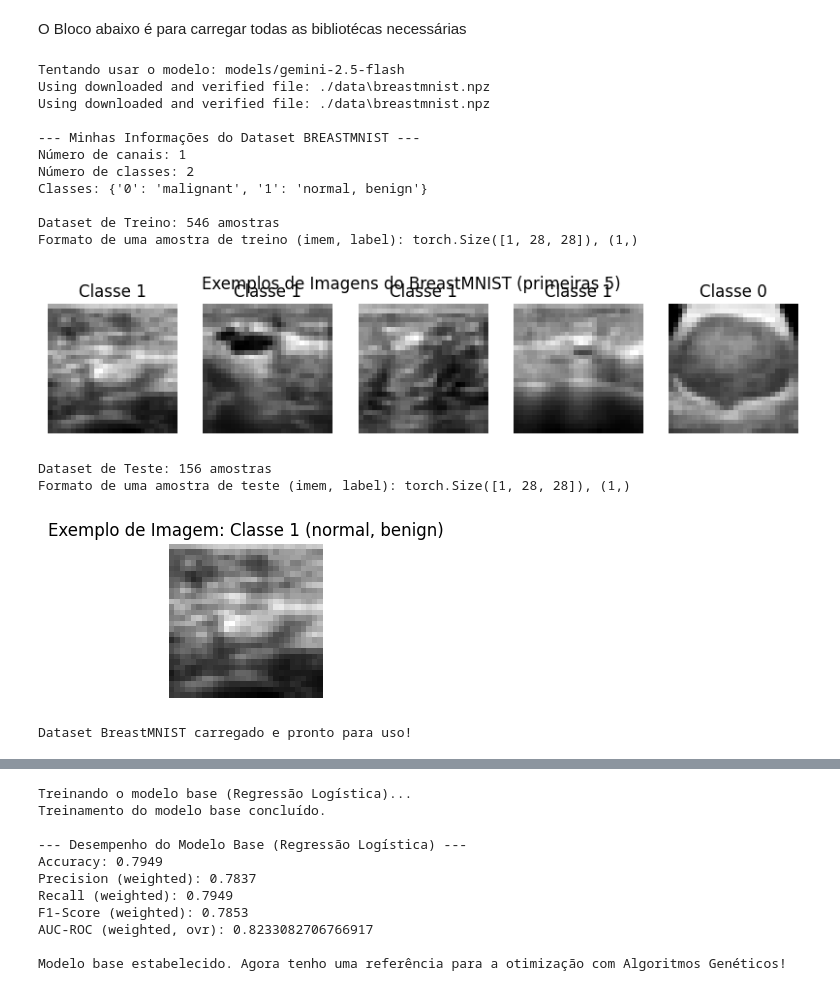
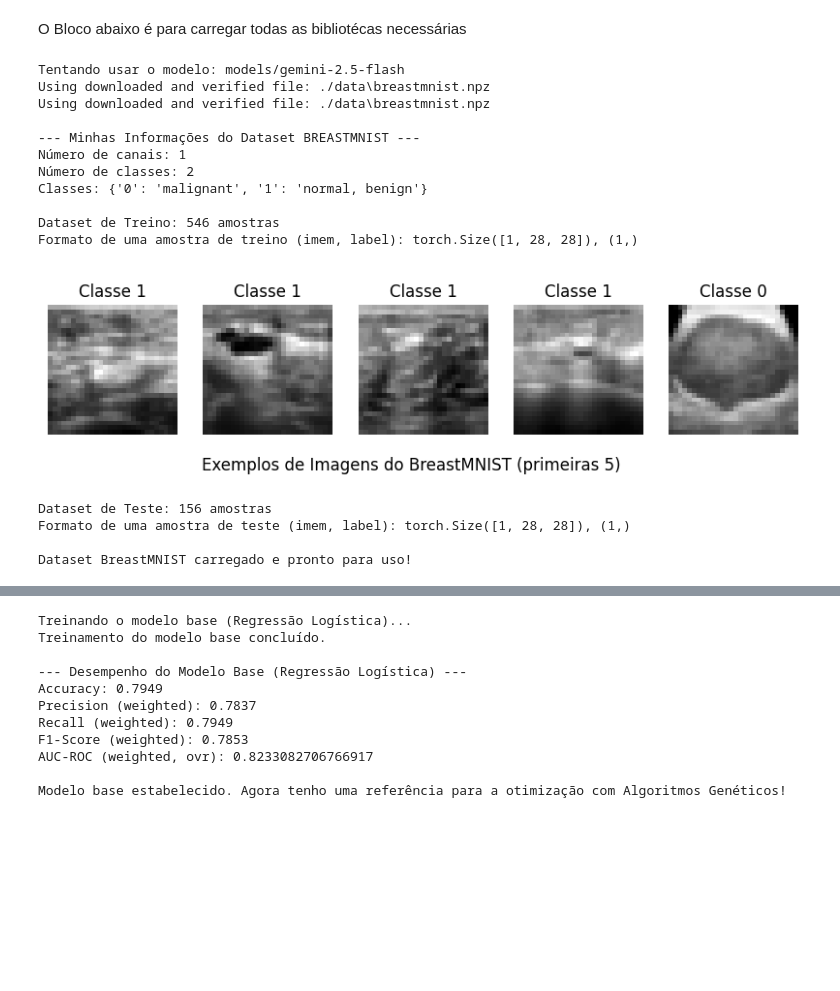
Before and after one commit to ftamaki/postech, a Jupyter notebook: Exercicios/Tech Challange 2/TechChallenge_2_v1.ipynb, the cells around one changed output, grey strips where cells are left out. Drawn from its saved outputs; the diff is of its cells as text; code cells hidden in the pictures; blank space fills up the shorter version.

```diff
--- a/Exercicios/Tech Challange 2/TechChallenge_2_v1.ipynb
+++ b/Exercicios/Tech Challange 2/TechChallenge_2_v1.ipynb
@@ -103,47 +103,37 @@ print(f"Formato de uma amostra de treino (imem, label): {train_dataset[0][0].sha
 
 # Visualizar mais 5 imagens do dataset de treino
 fig, axes = plt.subplots(1, 5, figsize=(10, 2)) # 1 linha, 5 colunas
 for i in range(5):
     img, lbl = train_dataset[i]
     img_disp = img.numpy().squeeze()
     axes[i].imshow(img_disp, cmap='gray')
     axes[i].set_title(f"Classe {lbl.item()}")
     axes[i].axis('off')
-plt.suptitle("\n\n\n\n\n\n\nExemplos de Imagens do BreastMNIST (primeiras 5)")
+plt.suptitle("\n\n\n\n\n\n\n\n\nExemplos de Imagens do BreastMNIST (primeiras 5)")
 plt.show()
 
 print(f"\nDataset de Teste: {len(test_dataset)} amostras")
 print(f"Formato de uma amostra de teste (imem, label): {test_dataset[0][0].shape}, {test_dataset[0][1].shape}")
 
 # Posso até visualizar uma imagem para ter uma ideia se carregou certo.
 # Vou pegar a primeira imagem do dataset de treino e mostrar.
 
-# A imagem está normalizada, preciso desnormalizar para visualizar corretamente.
-# E como é um tensor, preciso converter para numpy e ajustar as dimensões.
-img_display = image.numpy().squeeze() # Remove a dimensão do canal se for 1
-
-plt.figure(figsize=(2,2))
-plt.imshow(img_display, cmap='gray')
-plt.title(f"Exemplo de Imagem: Classe {label.item()} ({info['label'][str(label.item())]})")
-plt.axis('off')
-plt.show()
-
 print("\nDataset BreastMNIST carregado e pronto para uso!")
 # %% [output]
 Tentando usar o modelo: models/gemini-2.5-flash
 Using downloaded and verified file: ./data\breastmnist.npz
 Using downloaded and verified file: ./data\breastmnist.npz
 
 --- Minhas Informações do Dataset BREASTMNIST ---
 Número de canais: 1
 Número de classes: 2
 Classes: {'0': 'malignant', '1': 'normal, benign'}
 
 Dataset de Treino: 546 amostras
 Formato de uma amostra de treino (imem, label): torch.Size([1, 28, 28]), (1,)
-[figure, old version]
+[figure, new version]
 Dataset de Teste: 156 amostras
 Formato de uma amostra de teste (imem, label): torch.Size([1, 28, 28]), (1,)
+
+Dataset BreastMNIST carregado e pronto para uso!
-[figure, removed]
-Dataset BreastMNIST carregado e pronto para uso!
 # %% [markdown]
```
Also changed, not shown: parts of 13 cells of this notebook.
